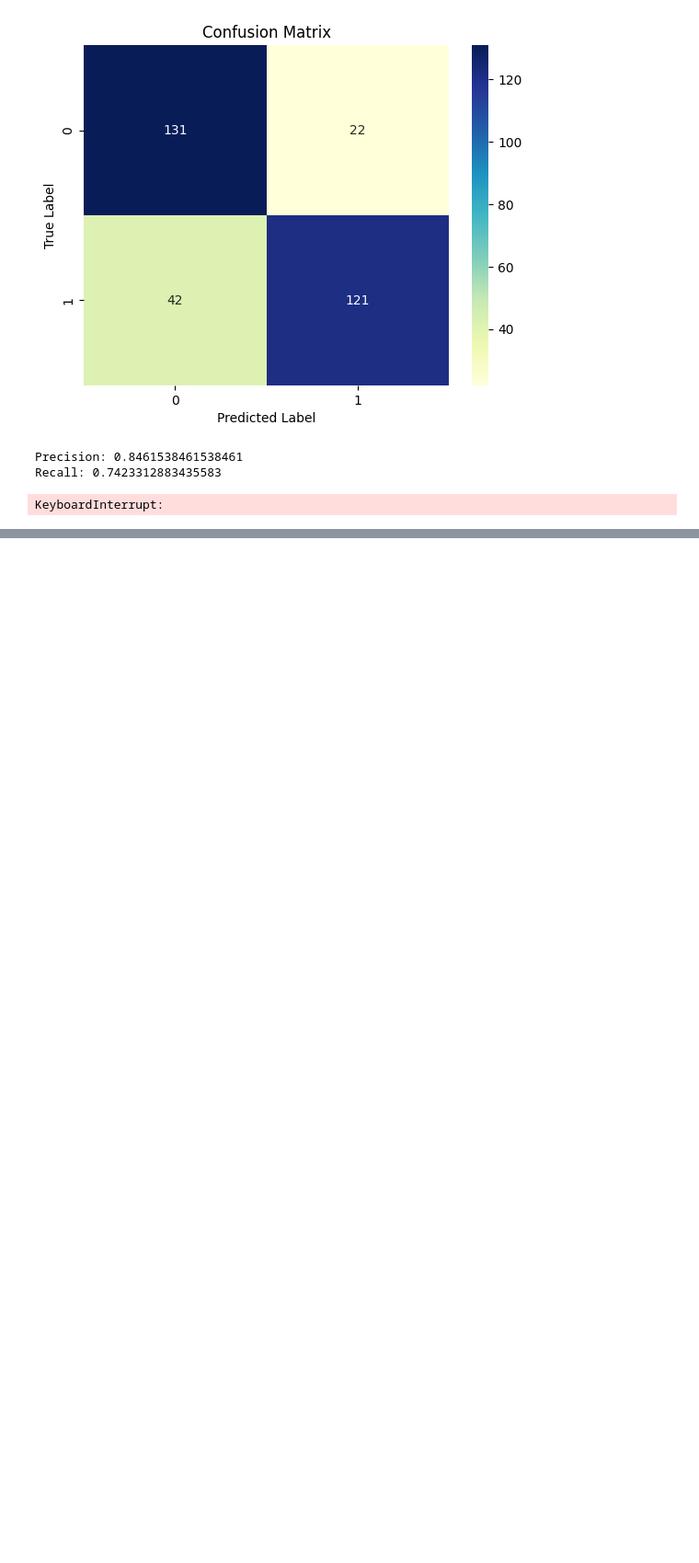
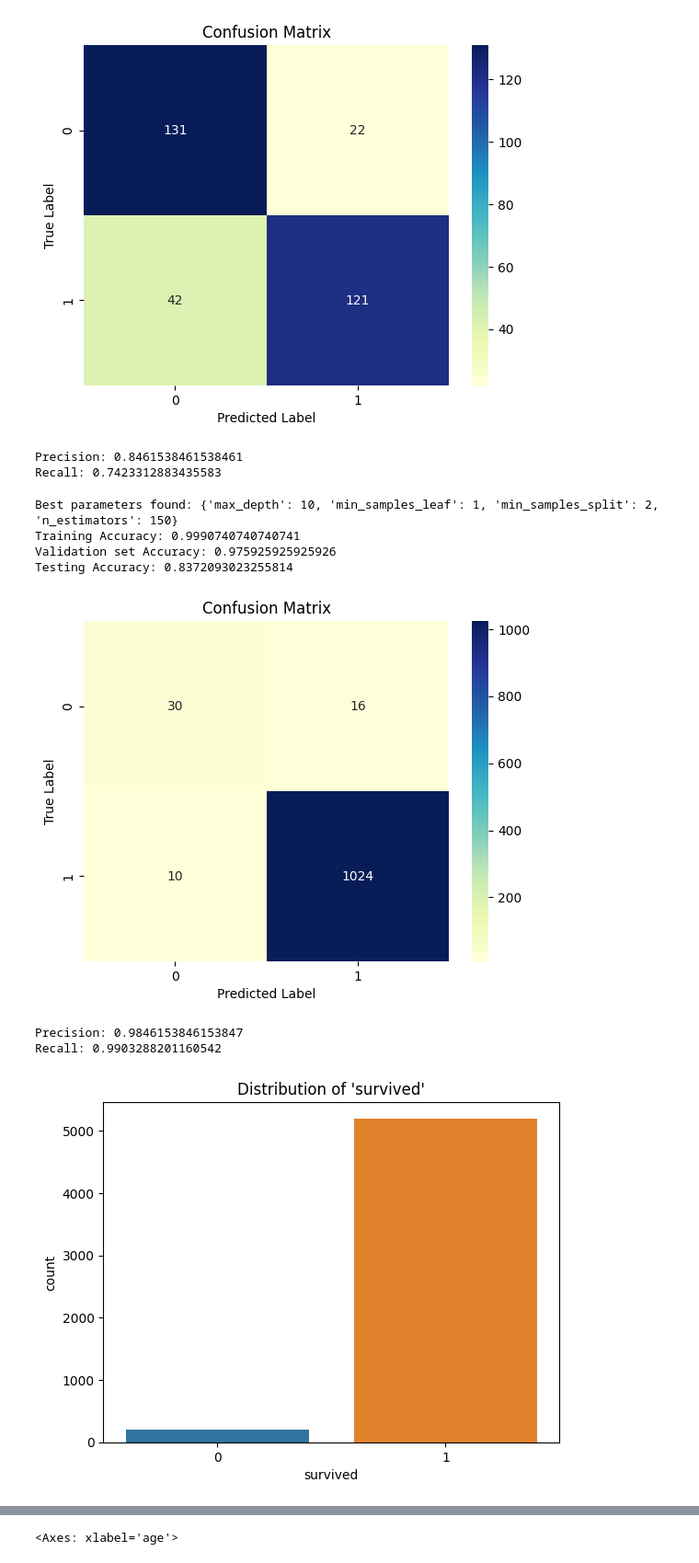
Before and after one commit to AshmitaGupta136/Machine-Learning, a Jupyter notebook: Random Forest.ipynb, the cells around one changed output, grey strips where cells are left out. Shown: that part at 92% size. Drawn from its saved outputs; the diff is of its cells as text; code cells hidden in the pictures; blank space fills up the shorter version.

```diff
--- a/Random Forest.ipynb
+++ b/Random Forest.ipynb
@@ -222,25 +222,34 @@ import seaborn as sns
 import matplotlib.pyplot as plt
 
 # Load data
-data = pd.read_csv("resample2.csv", encoding='utf-8')
-data = data.drop(columns=['Unnamed: 0'])
+data = pd.read_csv("resample_train_smote.csv", encoding='utf-8')
+test = pd.read_csv("heart.csv", encoding='utf-8')
+data = data.drop(columns = ['Unnamed: 0'])
+test = test.drop(columns = ['Unnamed: 0'])
 
 # Select features and target variable
 X = data.drop(['survived'], axis=1)
 y = data['survived']
 
+final_test_X = test.drop(['survived'], axis=1)
+final_test_y = test['survived']
+
+
 # Split data into training and testing sets
 X_train, X_test, y_train, y_test = train_test_split(X, y, test_size=0.2, random_state=42)
+# print(data.columns, test.columns)
 
 # Standardize the data
 scaler = StandardScaler()
 X_train = scaler.fit_transform(X_train)
 X_test = scaler.transform(X_test)
+final_test_X = scaler.transform(final_test_X)
+
 
 # Define hyperparameters to tune
 parameters = {
     'n_estimators': [50, 100, 150],
-    'max_depth': [10, 20, 30],
+    'max_depth': [None,10,20],
     'min_samples_split': [2, 5, 10],
     'min_samples_leaf': [1, 2, 4]
 }
@@ -248,32 +257,62 @@ parameters = {
 # Perform grid search cross-validation
 rf = RandomForestClassifier(random_state=42)
 clf = GridSearchCV(rf, parameters, cv=5)
 clf.fit(X_train, y_train)
 
 # Print best hyperparameters found
 print("Best parameters found:", clf.best_params_)
 
 # Train Random Forest classifier with best hyperparameters
 rf = RandomForestClassifier(**clf.best_params_, random_state=42)
 rf.fit(X_train, y_train)
 
 # Make predictions on the testing set
 y_pred = rf.predict(X_test)
+tr_pred = rf.predict(X_train)
+final_pred = rf.predict(final_test_X)
+
+tr_accuracy = accuracy_score(y_train, tr_pred)
+print("Training Accuracy:", tr_accuracy)
 
 # Evaluate model accuracy
 accuracy = accuracy_score(y_test, y_pred)
-print("Accuracy:", accuracy)
+print("Validation set Accuracy:", accuracy)
+
+test_accuracy = accuracy_score(final_test_y, final_pred)
+print("Testing Accuracy:", test_accuracy)
 
 # Confusion matrix
 cm = confusion_matrix(y_test, y_pred)
 sns.heatmap(cm, annot=True, fmt="d", cmap="YlGnBu")
 plt.title("Confusion Matrix")
 plt.xlabel("Predicted Label")
 plt.ylabel("True Label")
 plt.show()
 
 # Precision and recall scores
 precision = precision_score(y_test, y_pred)
 recall = recall_score(y_test, y_pred)
+print("Precision:", precision)
+print("Recall:", recall)
+
+# Distribution of 'survived' target variable
+sns.countplot(data=data, x='survived')
+plt.title("Distribution of 'survived'")
+plt.show()
+
+# Correlation heatmap of features
+sns.heatmap(data.corr(), annot=True, cmap="YlGnBu")
+plt.title("Correlation Heatmap of Features")
+plt.show()
+
+# Boxplot of 'age' feature
+sns.boxplot(data=data, x="age")
 # %% [output]
-KeyboardInterrupt:
+Best parameters found: {'max_depth': 10, 'min_samples_leaf': 1, 'min_samples_split': 2, 'n_estimators': 150}
+Training Accuracy: 0.9990740740740741
+Validation set Accuracy: 0.975925925925926
+Testing Accuracy: 0.8372093023255814
+[figure, added]
+Precision: 0.9846153846153847
+Recall: 0.9903288201160542
+[figure, added]
@@ -279,0 +320 @@ KeyboardInterrupt:
+<Axes: xlabel='age'>
```
Also changed, not shown: parts of 2 cells of this notebook, 11 other files.
